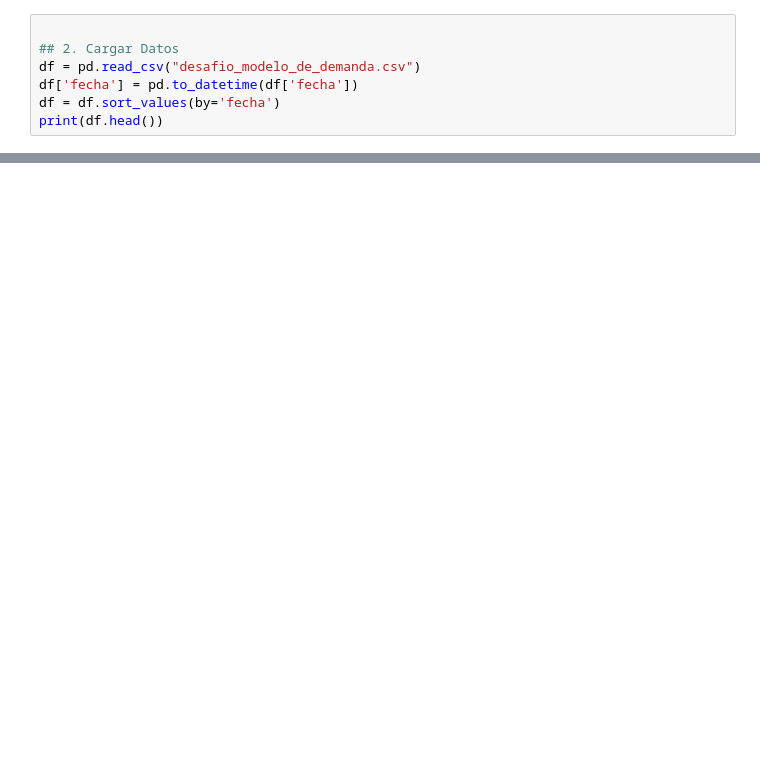
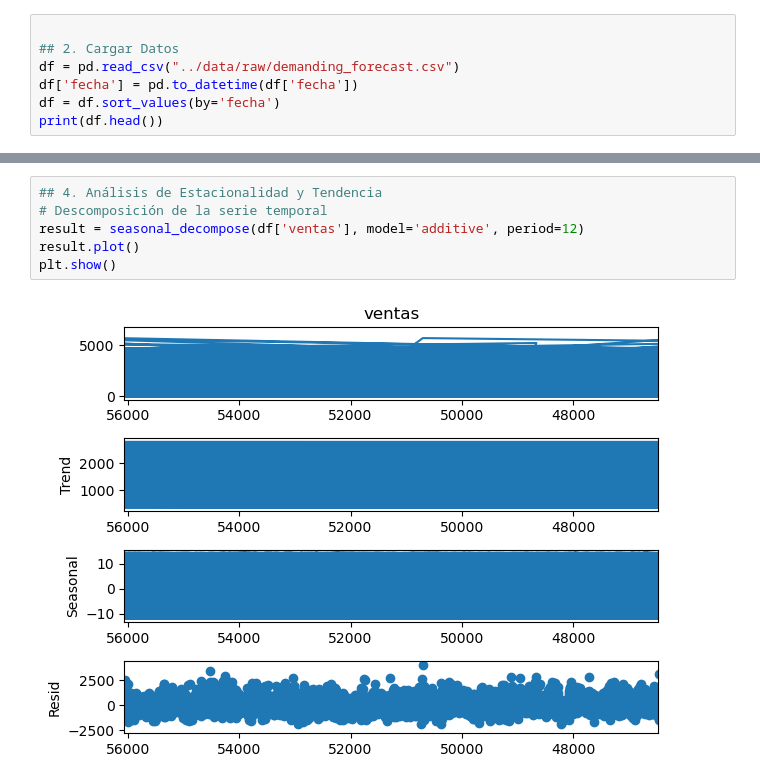
Before and after one commit to lugerlakes/agricultural_demand_forecast, a Jupyter notebook: notebooks/agricultural_demanding_forecast.ipynb, the cells around one changed output, grey strips where cells are left out. Drawn from its saved outputs; the diff is of its cells as text; blank space fills up the shorter version.

```diff
--- a/notebooks/agricultural_demanding_forecast.ipynb
+++ b/notebooks/agricultural_demanding_forecast.ipynb
@@ -14,7 +15,7 @@ from gluonts.dataset.common import ListDataset
 # %%
 
 ## 2. Cargar Datos
-df = pd.read_csv("desafio_modelo_de_demanda.csv")
+df = pd.read_csv("../data/raw/demanding_forecast.csv")
 df['fecha'] = pd.to_datetime(df['fecha'])
 df = df.sort_values(by='fecha')
 print(df.head())
@@ -56,0 +39,8 @@ print("Predicciones exportadas correctamente.")
+# %%
+## 4. Análisis de Estacionalidad y Tendencia
+# Descomposición de la serie temporal
+result = seasonal_decompose(df['ventas'], model='additive', period=12)
+result.plot()
+plt.show()
+# %% [output]
+[figure, added]
```
Also changed, not shown: parts of 8 cells of this notebook, 2 other files.
